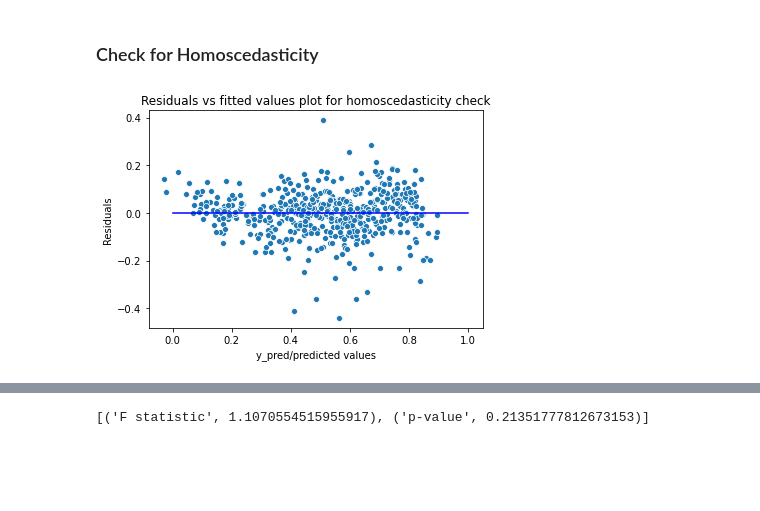
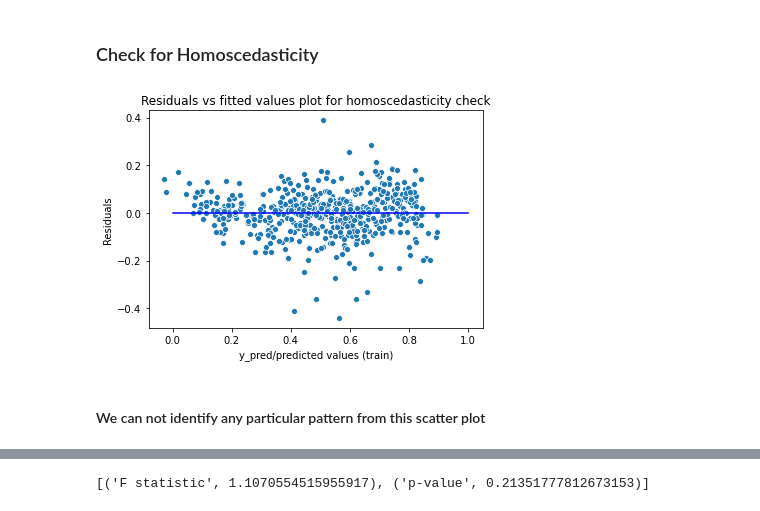
Before and after one commit to subhabrata-ghosh-1988/Bike-Sharing-Linear-Regression-, a Jupyter notebook: BoomBikes - Demand Predictions-Subhabrata Ghosh.ipynb, the cells around one changed output, grey strips where cells are left out. Cells and saved outputs as stored; diff of their text form; code cells hidden in the pictures; blank space fills up the shorter version.

```diff
--- a/BoomBikes - Demand Predictions-Subhabrata Ghosh.ipynb
+++ b/BoomBikes - Demand Predictions-Subhabrata Ghosh.ipynb
@@ -1180,9 +1248,11 @@ Mean of Residuals -3.2676622877421435e-16
 ### Check for Homoscedasticity
 # %%
 p = sns.scatterplot(y_train_cnt,res)
-plt.xlabel('y_pred/predicted values')
+plt.xlabel('y_pred/predicted values (train)')
 plt.ylabel('Residuals')
 p = sns.lineplot([0,1],[0,0],color='blue')
 p = plt.title('Residuals vs fitted values plot for homoscedasticity check')
 # %% [output]
-[figure, old version]
+[figure, new version]
+# %% [markdown]
+#### We can not identify any particular pattern from this scatter plot
```
Also changed, not shown: parts of 91 cells of this notebook, 3 other files.
